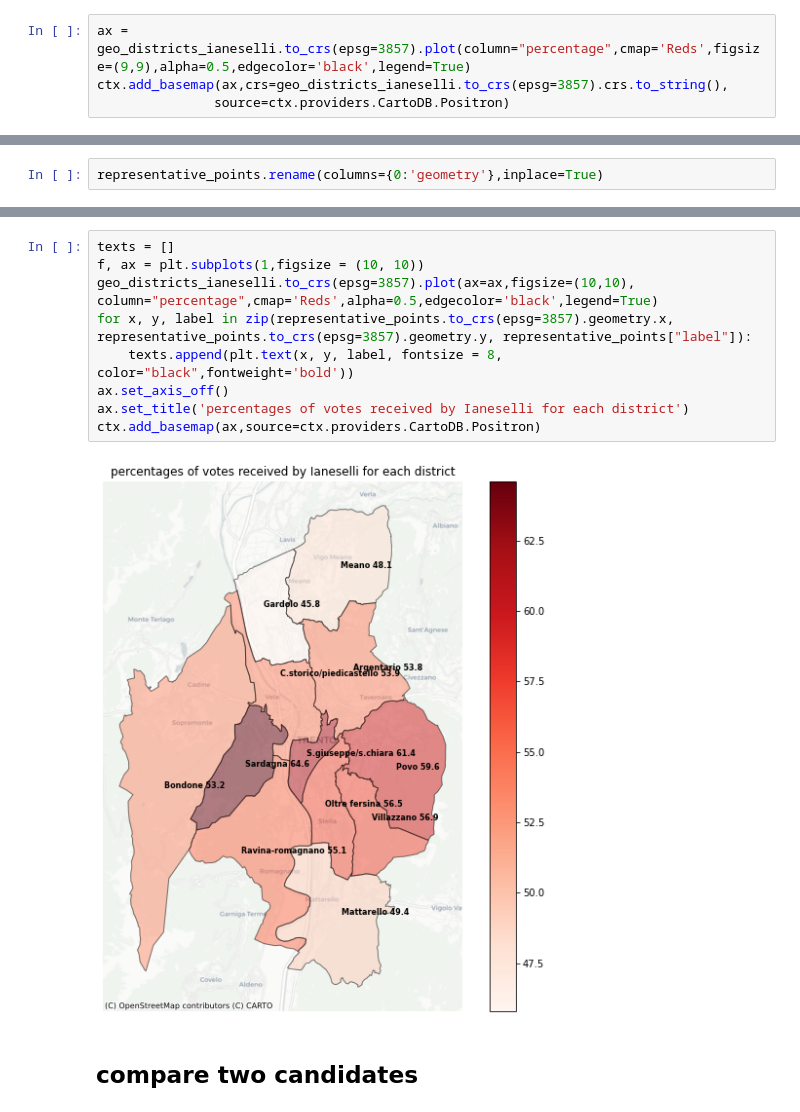
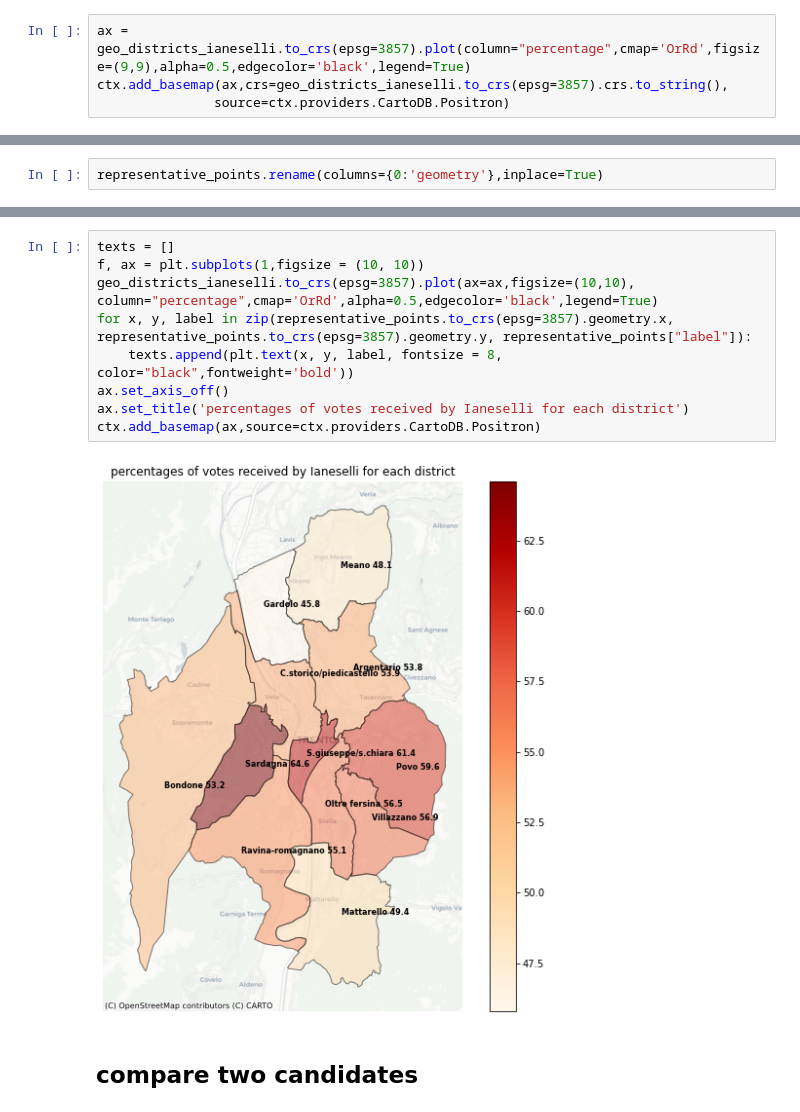
Before and after one commit to napo/geospatial_course_unitn, a Jupyter notebook: code/07_Visualizing_Geospatial_Data_solution_to_exercise.ipynb, the cells around one changed output, grey strips where cells are left out. Drawn from its saved outputs; the diff is of its cells as text.

```diff
--- a/code/07_Visualizing_Geospatial_Data_solution_to_exercise.ipynb
+++ b/code/07_Visualizing_Geospatial_Data_solution_to_exercise.ipynb
@@ -293,5 +345,5 @@ plt.show()
 # %%
-ax = geo_districts_ianeselli.to_crs(epsg=3857).plot(column="percentage",cmap='Reds',figsize=(9,9),alpha=0.5,edgecolor='black',legend=True)
+ax = geo_districts_ianeselli.to_crs(epsg=3857).plot(column="percentage",cmap='OrRd',figsize=(9,9),alpha=0.5,edgecolor='black',legend=True)
 ctx.add_basemap(ax,crs=geo_districts_ianeselli.to_crs(epsg=3857).crs.to_string(),
                source=ctx.providers.CartoDB.Positron)
 # %% [output]
@@ -311,14 +411,14 @@ representative_points.rename(columns={0:'geometry'},inplace=True)
 # %%
 texts = []
 f, ax = plt.subplots(1,figsize = (10, 10))
-geo_districts_ianeselli.to_crs(epsg=3857).plot(ax=ax,figsize=(10,10), column="percentage",cmap='Reds',alpha=0.5,edgecolor='black',legend=True)
+geo_districts_ianeselli.to_crs(epsg=3857).plot(ax=ax,figsize=(10,10), column="percentage",cmap='OrRd',alpha=0.5,edgecolor='black',legend=True)
 for x, y, label in zip(representative_points.to_crs(epsg=3857).geometry.x, representative_points.to_crs(epsg=3857).geometry.y, representative_points["label"]):
     texts.append(plt.text(x, y, label, fontsize = 8, color="black",fontweight='bold'))
 ax.set_axis_off()
 ax.set_title('percentages of votes received by Ianeselli for each district')
 ctx.add_basemap(ax,source=ctx.providers.CartoDB.Positron)
 # %% [output]
-[figure, old version]
+[figure, new version]
 # %% [markdown]
 ## compare two candidates
 # %% [markdown]
```
Also changed, not shown: parts of 35 cells of this notebook, 16 other files.
